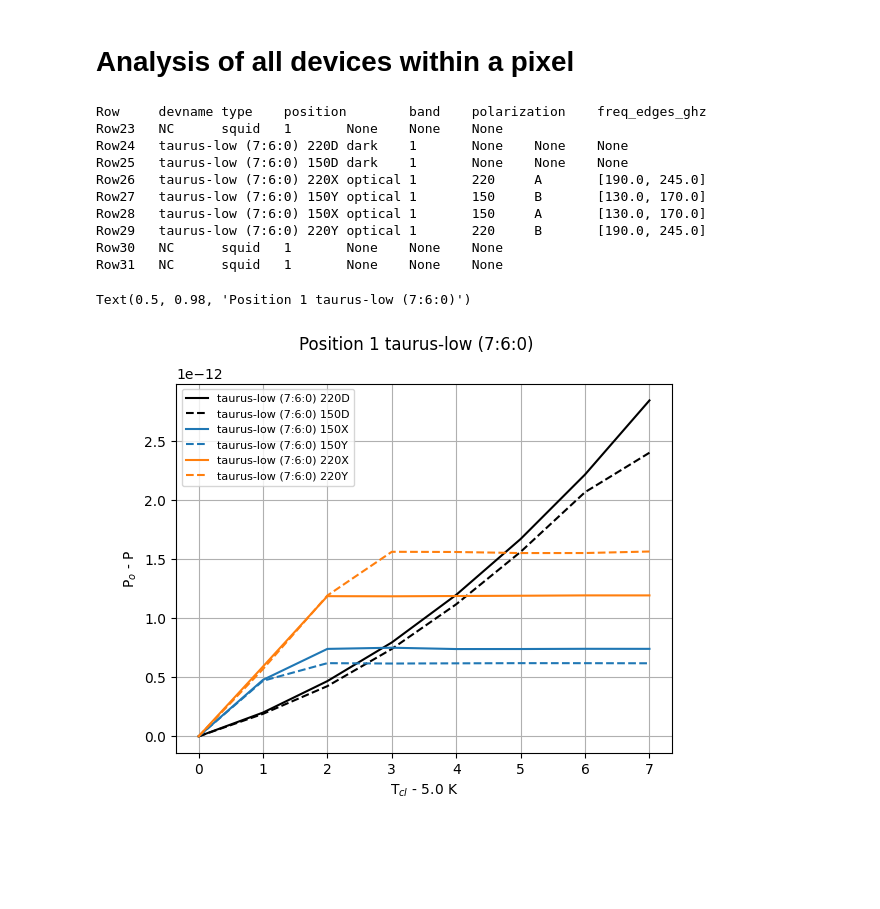
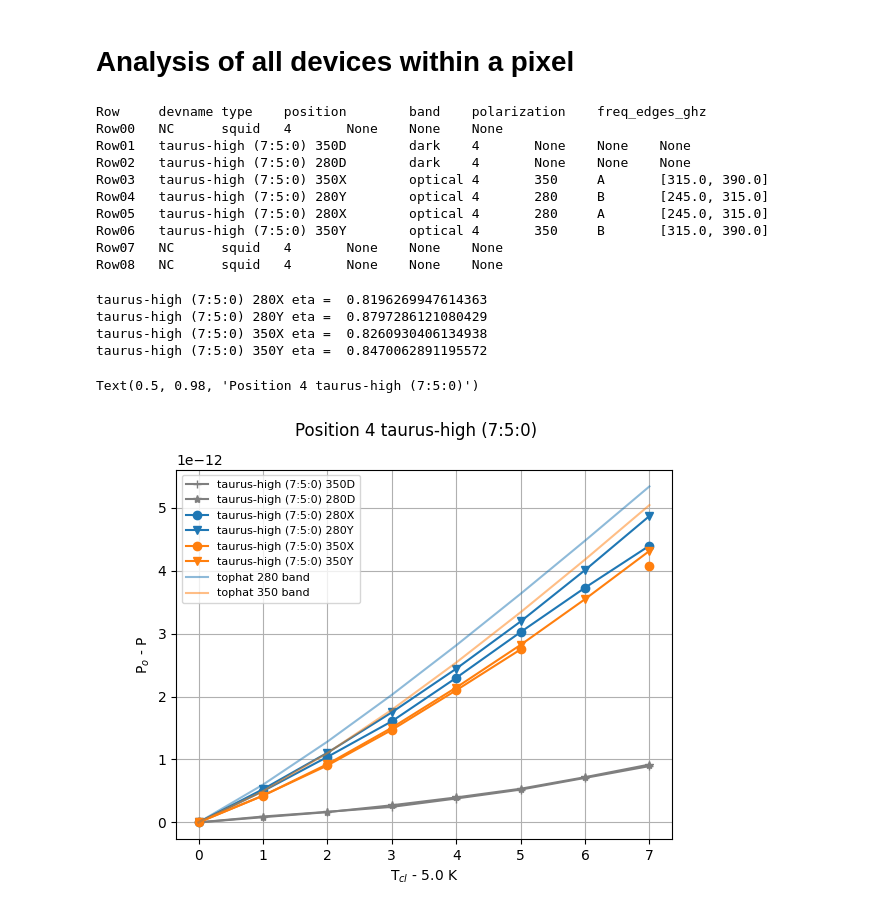
Before and after one commit to usnistgov/quantum-sensors-tdm, a Jupyter notebook: detchar/analysis/howto/howto_coldload_analysis.ipynb, the cells around one changed output. Cells and saved outputs as stored; diff of their text form; code cells hidden in the pictures; blank space fills up the shorter version.

Commit message:
docstring and per pixel dP vs dT plot added in coldload analysis

```diff
--- a/detchar/analysis/howto/howto_coldload_analysis.ipynb
+++ b/detchar/analysis/howto/howto_coldload_analysis.ipynb
@@ -29,7 +29,7 @@ def get_predicted_power_for_row(row_index,cl_indices):
     predicted_power_w = []
     for t in np.array(ivcl.post_cl_temps_k)[cl_indices,0]:
         predicted_power_w.append(ivut.thermalPower(fstart*1e9,fend*1e9,t))
-    return predicted_power_w
+    return np.array(predicted_power_w)
 # %% [markdown]
 ## Check environmental conditions
 What coldload and bath temperatures does this data file have?  Where these commanded values acheived?
@@ -141,24 +145,24 @@ array([0, 1, 2, 3, 4, 5, 6])
 # %% [markdown]
 # Analysis of all devices within a pixel
 # %%
-position = 1
+position = 4
 bath_temp_index=0
 cl_indices = range(1,9)
-rfracs =np.array([0.7])
+rfracs =np.array([0.8])
 rfrac_index=0
 bands = dm.get_bands_for_position(position)
 dm.print_data_for_position(position)
 # %% [output]
 Row     devname type    position        band    polarization    freq_edges_ghz
-Row23   NC      squid   1       None    None    None
-Row24   taurus-low (7:6:0) 220D dark    1       None    None    None
-Row25   taurus-low (7:6:0) 150D dark    1       None    None    None
-Row26   taurus-low (7:6:0) 220X optical 1       220     A       [190.0, 245.0]
-Row27   taurus-low (7:6:0) 150Y optical 1       150     B       [130.0, 170.0]
-Row28   taurus-low (7:6:0) 150X optical 1       150     A       [130.0, 170.0]
-Row29   taurus-low (7:6:0) 220Y optical 1       220     B       [190.0, 245.0]
-Row30   NC      squid   1       None    None    None
-Row31   NC      squid   1       None    None    None
+Row00   NC      squid   4       None    None    None
+Row01   taurus-high (7:5:0) 350D        dark    4       None    None    None
+Row02   taurus-high (7:5:0) 280D        dark    4       None    None    None
+Row03   taurus-high (7:5:0) 350X        optical 4       350     A       [315.0, 390.0]
+Row04   taurus-high (7:5:0) 280Y        optical 4       280     B       [245.0, 315.0]
+Row05   taurus-high (7:5:0) 280X        optical 4       280     A       [245.0, 315.0]
+Row06   taurus-high (7:5:0) 350Y        optical 4       350     B       [315.0, 390.0]
+Row07   NC      squid   4       None    None    None
+Row08   NC      squid   4       None    None    None
 # %%
 # get order: darks, lowest frequency A,B highest frequency A, B
 row_indices = dm.get_row_nums_from_keyval_list([['position',position],['type','dark']])
@@ -168,42 +172,61 @@ for band in bands:
 # %%
 fig,ax = plt.subplots()
 ax.set_ylabel('P$_o$ - P')
 low_band_color = '#1f77b4'
 high_band_color = '#ff7f0e'
-dark_color = 'k'
-A_style = '-'
-B_style = '--'
+dark_color = "tab:grey"#('k',0.5) #'#2ca02c'
+A_style = 'o'
+B_style = 'v'
 dark_count = 0
 for ii, row_dex in enumerate(row_indices):
+    if dm.map_dict['Row%02d'%row_dex]['type'] not in ['Optical','optical']:
+        ppower = None
+    else:
+        ppower = get_predicted_power_for_row(row_dex,cl_indices)
+
+    iva_row = ivcl.sweep_analysis_for_row(row_dex,bath_temp_index,cl_indices,
+                                          rn_fracs=rfracs,predicted_power_w=ppower)
+
     if dm.map_dict['Row%02d'%row_dex]['type']=='dark':
         dark_count=dark_count+1
-        color = 'k'
+        color = dark_color
         if dark_count>1:
-            ls = '--'
+            ls = '*'
         else:
-            ls='-'
+            ls='+'
     elif dm.map_dict['Row%02d'%row_dex]['band'] == str(bands[0]):
         color = low_band_color
     elif dm.map_dict['Row%02d'%row_dex]['band'] == str(bands[1]):
         color = high_band_color
 
     if dm.map_dict['Row%02d'%row_dex]['polarization'] == 'A':
         ls = A_style
     elif dm.map_dict['Row%02d'%row_dex]['polarization'] == 'B':
         ls = B_style
-
-    if dm.map_dict['Row%02d'%row_dex]['type'] not in ['Optical','optical']:
-        ppower = None
-    else:
-        ppower = get_predicted_power_for_row(row_dex,cl_indices)
-    iva_row = ivcl.sweep_analysis_for_row(row_dex,bath_temp_index,cl_indices,
-                                          rn_fracs=rfracs,predicted_power_w=None)
-    ax.plot(iva_row.cl_DT_k,iva_row.Dp_at_rnfrac[rfrac_index,:],label=dm.map_dict['Row%02d'%row_dex]['devname'],color=color,linestyle=ls)
+    ax.plot(iva_row.cl_DT_k,iva_row.Dp_at_rnfrac[rfrac_index,:],label=dm.map_dict['Row%02d'%row_dex]['devname'],color=color,marker=ls)
     if ii==0:
         ax.set_xlabel('T$_{cl}$ - %.1f K'%iva_row.cl_temps_k[iva_row.T_cl_index])
+
+    if dm.map_dict['Row%02d'%row_dex]['type']=='optical':
+        print(dm.map_dict['Row%02d'%row_dex]['devname'], 'eta = ',iva_row.eta_Dp_arr[~np.isnan(iva_row.eta_Dp_arr)].mean())
+
+# add tophat prediction
+for band in bands:
+    if band == bands[0]:
+        color = low_band_color
+    elif band == bands[1]:
+        color = high_band_color
+    rr = dm.get_row_nums_from_keyval_list([['position',position],['band',str(band)]])
+    p = get_predicted_power_for_row(rr[0],cl_indices)
+    ax.plot(iva_row.cl_DT_k,p-p[0],color=color,label='tophat %s band'%band,linestyle='-',alpha=0.5)
+
 ax.legend(fontsize=8)
 ax.grid()
 fig.suptitle('Position %d '%position+' '.join(dm.map_dict['Row%02d'%row_indices[-1]]['devname'].split(' ')[0:2]))
 # %% [output]
-Text(0.5, 0.98, 'Position 1 taurus-low (7:6:0)')
+taurus-high (7:5:0) 280X eta =  0.8196269947614363
+taurus-high (7:5:0) 280Y eta =  0.8797286121080429
+taurus-high (7:5:0) 350X eta =  0.8260930406134938
+taurus-high (7:5:0) 350Y eta =  0.8470062891195572
+Text(0.5, 0.98, 'Position 4 taurus-high (7:5:0)')
-[figure, old version]
+[figure, new version]
```
Also changed, not shown: parts of 1 cell of this notebook, 1 other file.
